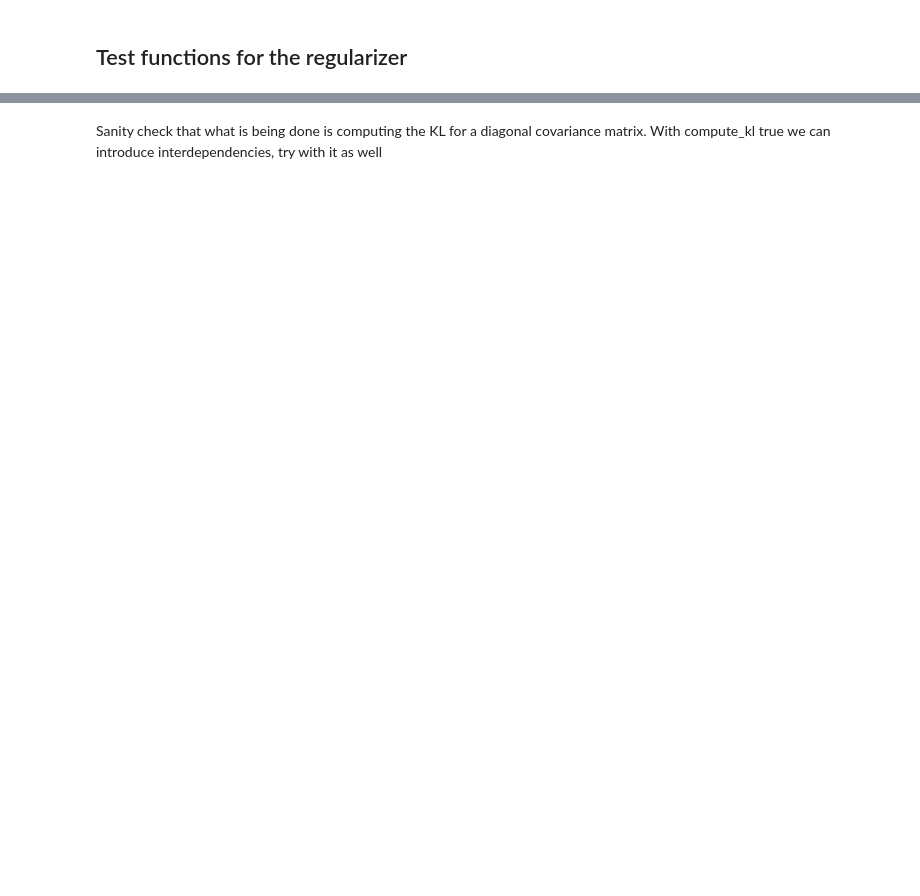
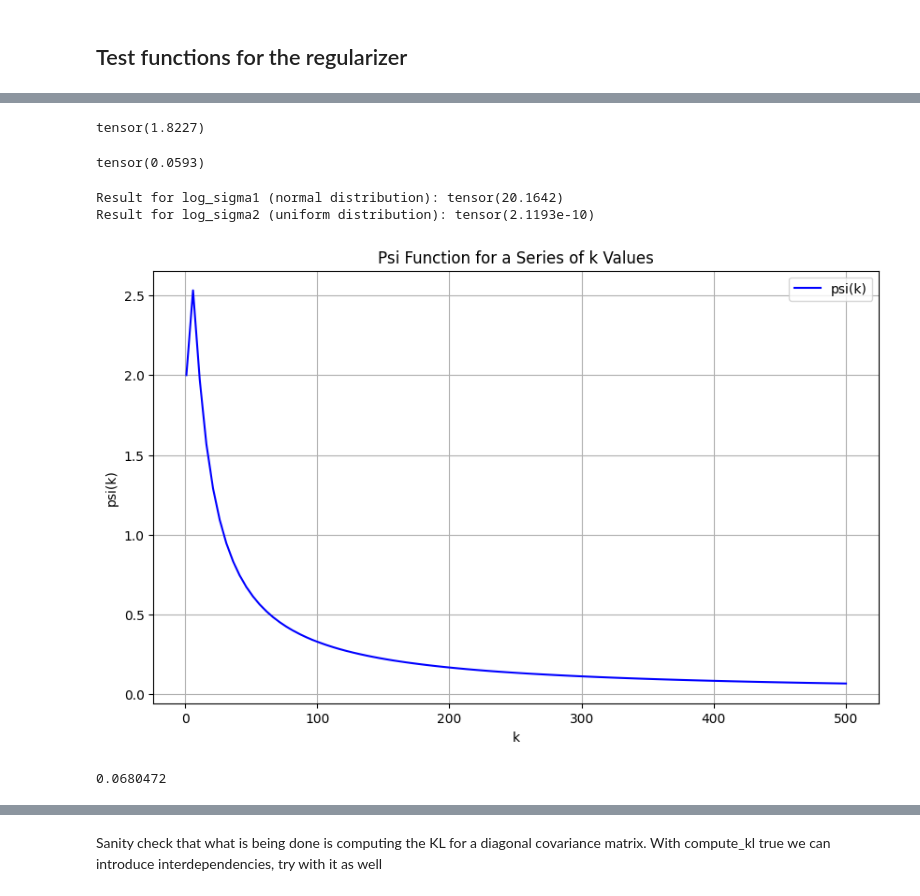
Before and after one commit to naimaeb/gvcl_fork, a Jupyter notebook: notebooks/run_renyi.ipynb, the cells around one changed output, grey strips where cells are left out. Cells and saved outputs as stored; diff of their text form; code cells hidden in the pictures; blank space fills up the shorter version.

```diff
--- a/notebooks/run_renyi.ipynb
+++ b/notebooks/run_renyi.ipynb
@@ -233,0 +221,34 @@ Implied t value: 1.0327868852459017
+# %%
+v=2
+log_sigma = torch.tensor([0.4,-1, -3, 0.1, 0.2, 0.5, 0.6, 0.2, 0.3, 0.1])  # log space
+compute_psi_vectorized_ln(v, log_sigma)
+# %% [output]
+tensor(1.8227)
+# %%
+import torch
+
+v = 2
+log_sigma = torch.randn(600)  # 500-dimensional tensor with values from a normal distribution
+
+compute_psi_vectorized_ln(v, log_sigma)
+# %% [output]
+tensor(0.0593)
+# %%
+import torch
+
+v = 2
+
+# Generate two very different log_sigma tensors
+log_sigma1 = torch.randn(500)  # 500-dimensional tensor with values from a normal distribution
+log_sigma2 = torch.rand(500) * 10 - 5  # 500-dimensional tensor with values from a uniform distribution in range [-5, 5]
+
+# Compute the results for both log_sigma tensors
+result1 = compute_psi_vectorized_ln(v, log_sigma1)
+result2 = compute_psi_vectorized_ln(v, log_sigma2)
+
+# Print the results
+print("Result for log_sigma1 (normal distribution):", result1)
+print("Result for log_sigma2 (uniform distribution):", result2)
+# %% [output]
+Result for log_sigma1 (normal distribution): tensor(20.1642)
+Result for log_sigma2 (uniform distribution): tensor(2.1193e-10)
@@ -234,2 +265,33 @@ Implied t value: 1.0327868852459017
+# %%
+
+
+v = 2
+# Generate a range of k values
+k_values = np.linspace(1, 500, 100)  # k values from 1 to 10
+
+# Initialize an empty list to store psi values
+psi_values = []
+
+# Loop through k_values and compute the psi values
+for k in k_values:
+    psi_values.append(compute_psi_vectorized_ln(v,k))
+
+# Convert psi_values to a numpy array
+psi_values = np.array(psi_values)
+
+# Plot the results
+plt.figure(figsize=(10, 6))
+plt.plot(k_values, psi_values, label='psi(k)', color='blue')
+plt.xlabel('k')
+plt.ylabel('psi(k)')
+plt.title('Psi Function for a Series of k Values')
+plt.legend()
+plt.grid(True)
+plt.show()
+
+print(psi_values[-1])
+# %% [output]
+[figure, added]
+0.0680472
 # %%
 # Example parameters with d-dimensional arrays
```
Also changed, not shown: parts of 10 cells of this notebook, 2 other files.
